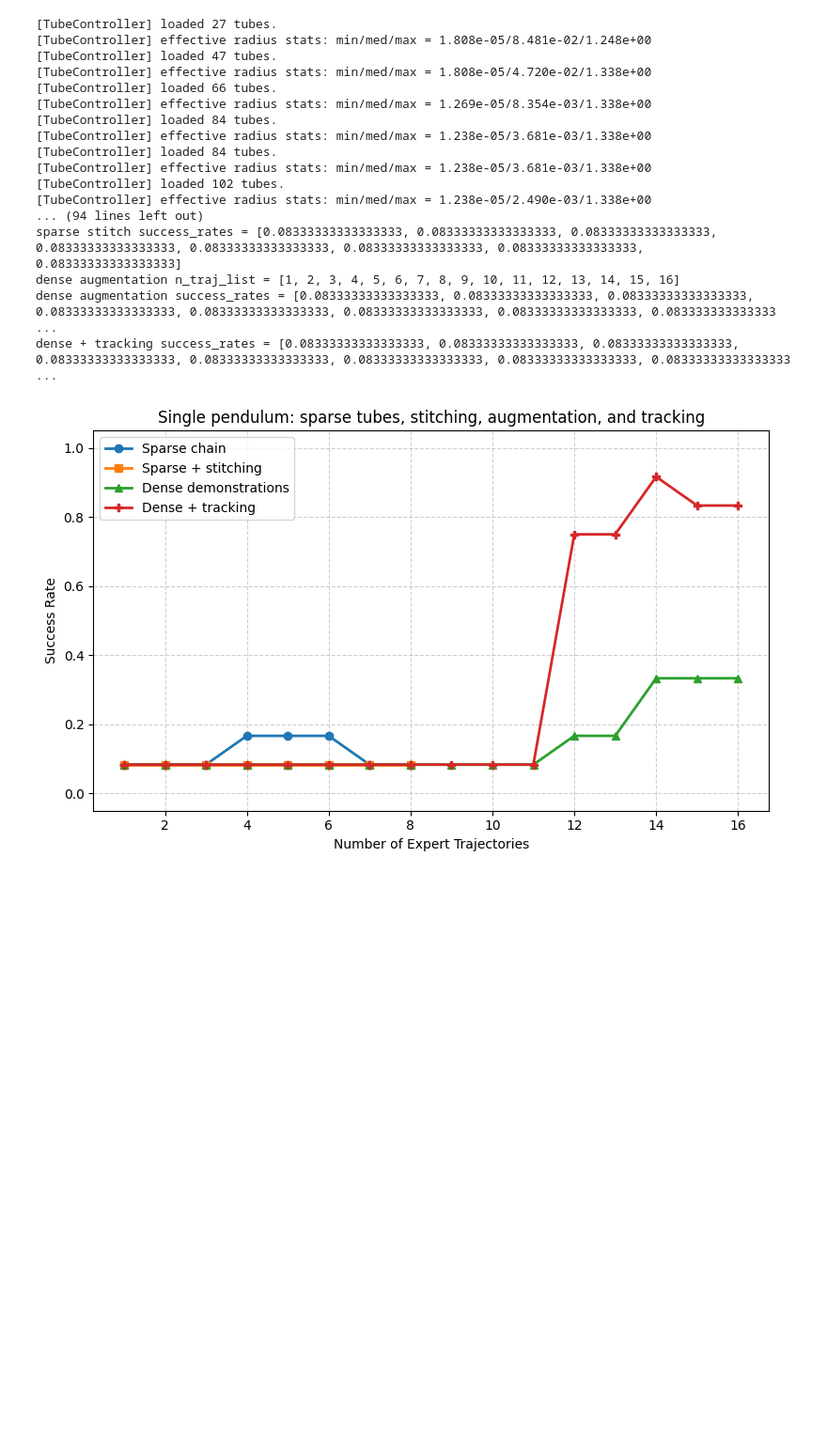
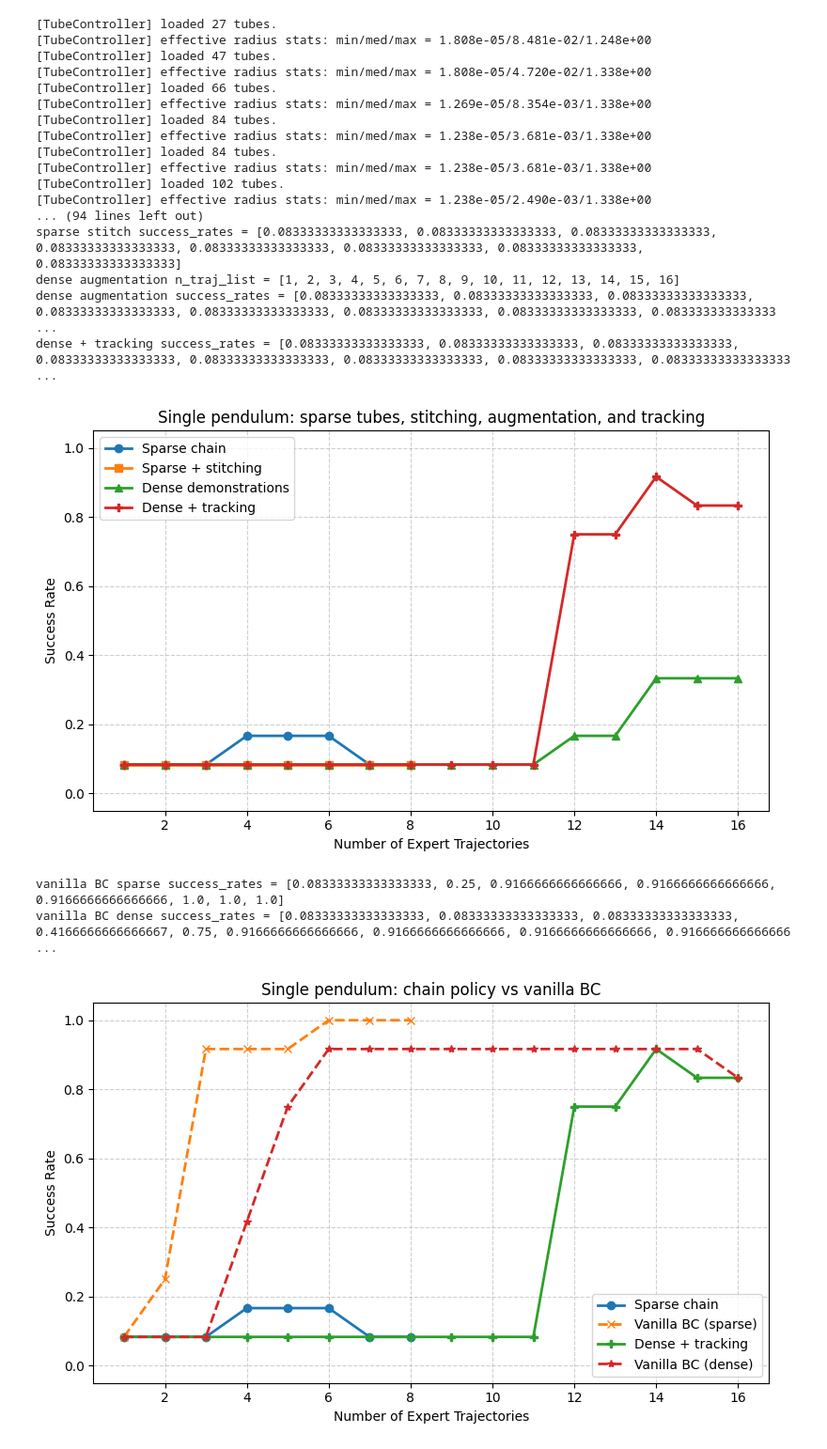
Before and after one commit to JeanLew01/Nonparameric_Hamiltonian_Systems, a Jupyter notebook: demo_single_pendulum.ipynb, the cells around one changed output. Shown at 94% size. Cells and saved outputs as stored; diff of their text form; code cells hidden in the pictures; blank space fills up the shorter version.

```diff
--- a/demo_single_pendulum.ipynb
+++ b/demo_single_pendulum.ipynb
@@ -161,6 +166,18 @@ tracking_cfg = {
     "u_max": np.array([10.0], dtype=np.float32),
 }
 
+vanilla_bc_cfg = {
+    "hidden_sizes": (64, 128, 64),
+    "lr": 2e-3,
+    "batch_size": 256,
+    "epochs": 120,
+    "seed": 7,
+    "device": "cpu",
+    "normalize_obs": True,
+    "normalize_actions": True,
+    "use_angle_features": True,
+}
+
 # Online MPC backup is much slower. Quick mode keeps the notebook runnable.
 use_quick_single_backup = True
 single_backup_names = dense_names[:4] if use_quick_single_backup else dense_names
@@ -304,6 +321,54 @@ dense augmentation n_traj_list = [1, 2, 3, 4, 5, 6, 7, 8, 9, 10, 11, 12, 13, 14,
 dense augmentation success_rates = [0.08333333333333333, 0.08333333333333333, 0.08333333333333333, 0.08333333333333333, 0.08333333333333333, 0.08333333333333333, 0.08333333333333333, 0.083333333333333 ...
 dense + tracking success_rates = [0.08333333333333333, 0.08333333333333333, 0.08333333333333333, 0.08333333333333333, 0.08333333333333333, 0.08333333333333333, 0.08333333333333333, 0.08333333333333333 ...
 [figure]
+# %%
+n_traj_bc_sparse, success_rates_bc_sparse, diag_bc_sparse = evaluate_incremental_behavior_cloning(
+    spec=spec,
+    save_dir=save_dir,
+    target_names=single_names,
+    init_states=baseline_init_states,
+    dt=0.02,
+    episode_seconds=20.0,
+    bc_kwargs=vanilla_bc_cfg,
+    result_filename="incremental_vanilla_bc_success_rates_single_pendulum_sparse.npz",
+    plot=False,
+    verbose=False,
+)
+
+n_traj_bc_dense, success_rates_bc_dense, diag_bc_dense = evaluate_incremental_behavior_cloning(
+    spec=spec,
+    save_dir=save_dir,
+    target_names=dense_names,
+    init_states=baseline_init_states,
+    npz_filename="all_rollouts_single_pendulum_dense.npz",
+    dt=0.02,
+    episode_seconds=20.0,
+    bc_kwargs=vanilla_bc_cfg,
+    result_filename="incremental_vanilla_bc_success_rates_single_pendulum_dense.npz",
+    plot=False,
+    verbose=False,
+)
+
+print("vanilla BC sparse success_rates =", success_rates_bc_sparse)
+print("vanilla BC dense success_rates =", success_rates_bc_dense)
+
+plt.figure(figsize=(8, 5))
+plt.plot(n_traj_baseline, success_rates_baseline, marker="o", linewidth=2, label="Sparse chain")
+plt.plot(n_traj_bc_sparse, success_rates_bc_sparse, marker="x", linestyle="--", linewidth=2, label="Vanilla BC (sparse)")
+plt.plot(n_traj_track, success_rates_track, marker="P", linewidth=2, label="Dense + tracking")
+plt.plot(n_traj_bc_dense, success_rates_bc_dense, marker="*", linestyle="--", linewidth=2, label="Vanilla BC (dense)")
+plt.xlabel("Number of Expert Trajectories")
+plt.ylabel("Success Rate")
+plt.title("Single pendulum: chain policy vs vanilla BC")
+plt.ylim(-0.05, 1.05)
+plt.grid(True, linestyle="--", alpha=0.6)
+plt.legend()
+plt.tight_layout()
+plt.show()
+# %% [output]
+vanilla BC sparse success_rates = [0.08333333333333333, 0.25, 0.9166666666666666, 0.9166666666666666, 0.9166666666666666, 1.0, 1.0, 1.0]
+vanilla BC dense success_rates = [0.08333333333333333, 0.08333333333333333, 0.08333333333333333, 0.4166666666666667, 0.75, 0.9166666666666666, 0.9166666666666666, 0.9166666666666666, 0.916666666666666 ...
+[figure, added]
 # %%
 backup_reference_cfg = {
     "execute_full_sequence": False,
```
Also changed, not shown: parts of 2 cells of this notebook, 8 other files.
